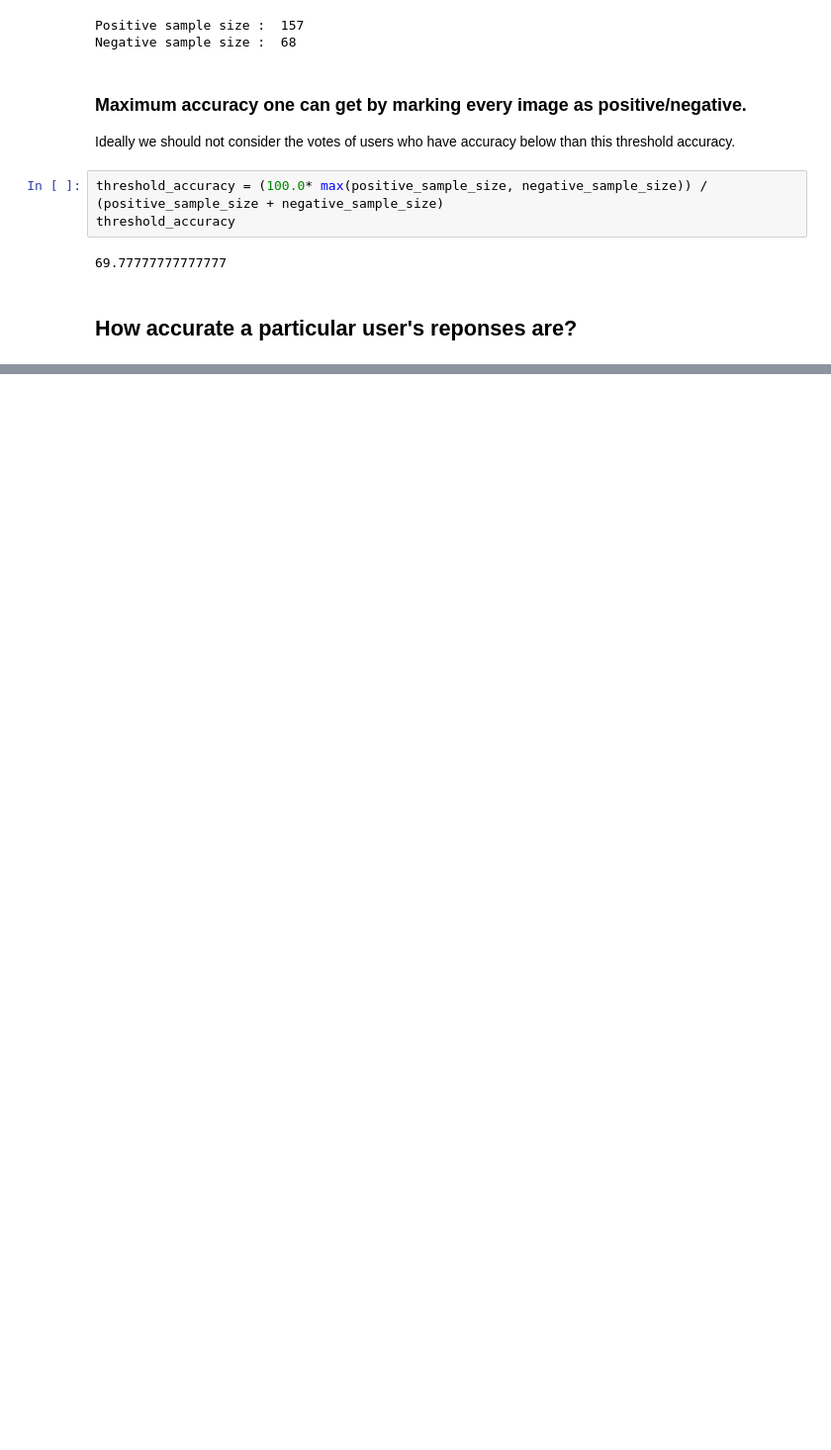
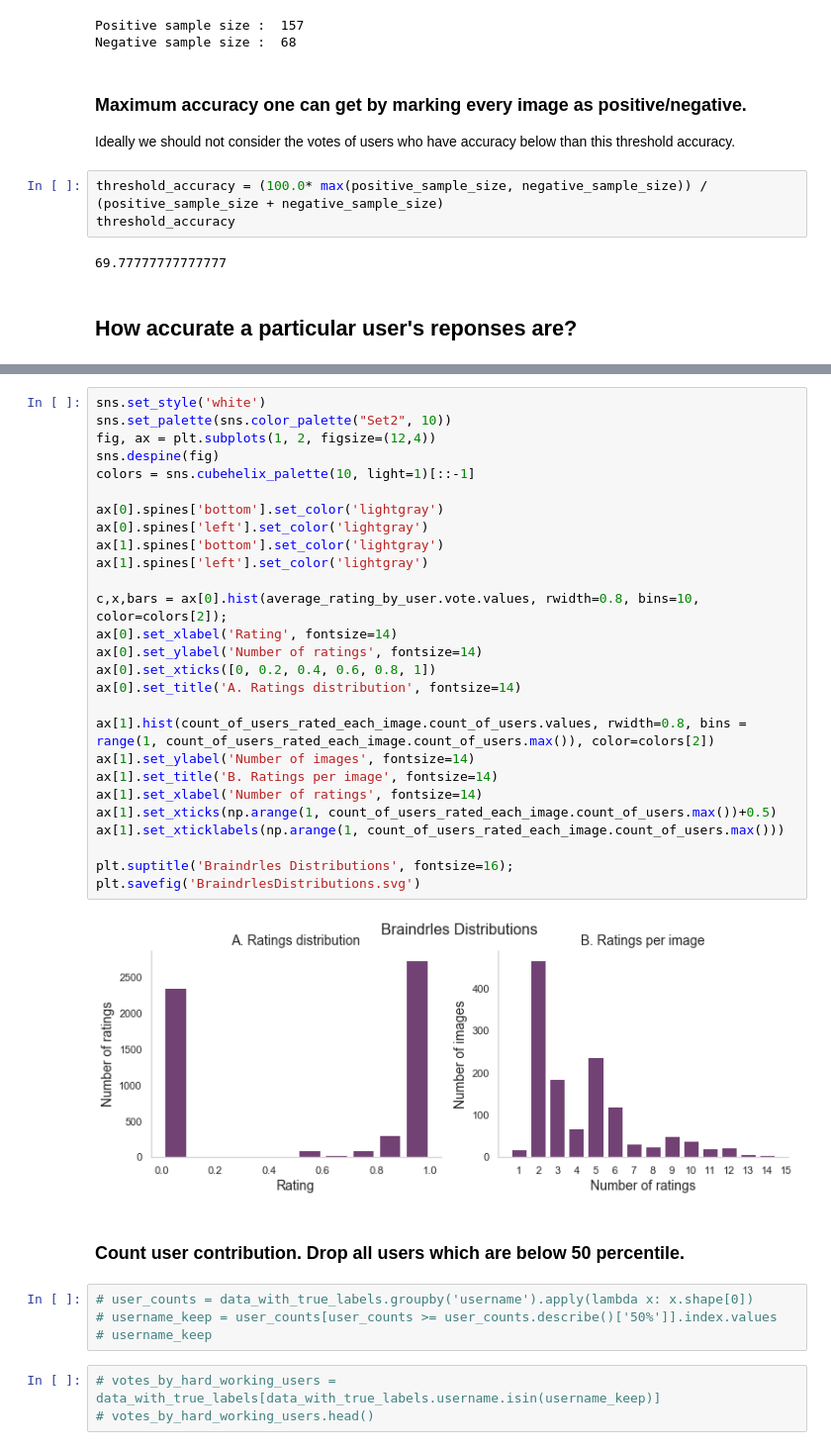
Before and after one commit to npnl/braindrles-deep, a Jupyter notebook: phase-one.ipynb, the cells around one changed output, grey strips where cells are left out. Shown at 99% size. Cells and saved outputs as stored; diff of their text form; blank space fills up the shorter version.

```diff
--- a/phase-one.ipynb
+++ b/phase-one.ipynb
@@ -172,3 +174,41 @@ accuracy_df.head(n=15)
 | 25 | bem85 | 20 | 23 | 86.956522 |
 | 32 | lohsek | 57 | 66 | 86.363636 |
 | 20 | afranco | 19 | 22 | 86.363636 |
+# %%
+sns.set_style('white')
+sns.set_palette(sns.color_palette("Set2", 10))
+fig, ax = plt.subplots(1, 2, figsize=(12,4))
+sns.despine(fig)
+colors = sns.cubehelix_palette(10, light=1)[::-1]
+
+ax[0].spines['bottom'].set_color('lightgray')
+ax[0].spines['left'].set_color('lightgray')
+ax[1].spines['bottom'].set_color('lightgray')
+ax[1].spines['left'].set_color('lightgray')
+
+c,x,bars = ax[0].hist(average_rating_by_user.vote.values, rwidth=0.8, bins=10, color=colors[2]);
+ax[0].set_xlabel('Rating', fontsize=14)
+ax[0].set_ylabel('Number of ratings', fontsize=14)
+ax[0].set_xticks([0, 0.2, 0.4, 0.6, 0.8, 1])
+ax[0].set_title('A. Ratings distribution', fontsize=14)
+
+ax[1].hist(count_of_users_rated_each_image.count_of_users.values, rwidth=0.8, bins = range(1, count_of_users_rated_each_image.count_of_users.max()), color=colors[2])
+ax[1].set_ylabel('Number of images', fontsize=14)
+ax[1].set_title('B. Ratings per image', fontsize=14)
+ax[1].set_xlabel('Number of ratings', fontsize=14)
+ax[1].set_xticks(np.arange(1, count_of_users_rated_each_image.count_of_users.max())+0.5)
+ax[1].set_xticklabels(np.arange(1, count_of_users_rated_each_image.count_of_users.max()))
+
+plt.suptitle('Braindrles Distributions', fontsize=16);
+plt.savefig('BraindrlesDistributions.svg')
+# %% [output]
+[figure, added]
+# %% [markdown]
+### Count user contribution. Drop all users which are below 50 percentile.
+# %%
+# user_counts = data_with_true_labels.groupby('username').apply(lambda x: x.shape[0])
+# username_keep = user_counts[user_counts >= user_counts.describe()['50%']].index.values
+# username_keep
+# %%
+# votes_by_hard_working_users = data_with_true_labels[data_with_true_labels.username.isin(username_keep)]
+# votes_by_hard_working_users.head()
```
Also changed, not shown: parts of 46 cells of this notebook, 7 other files.
